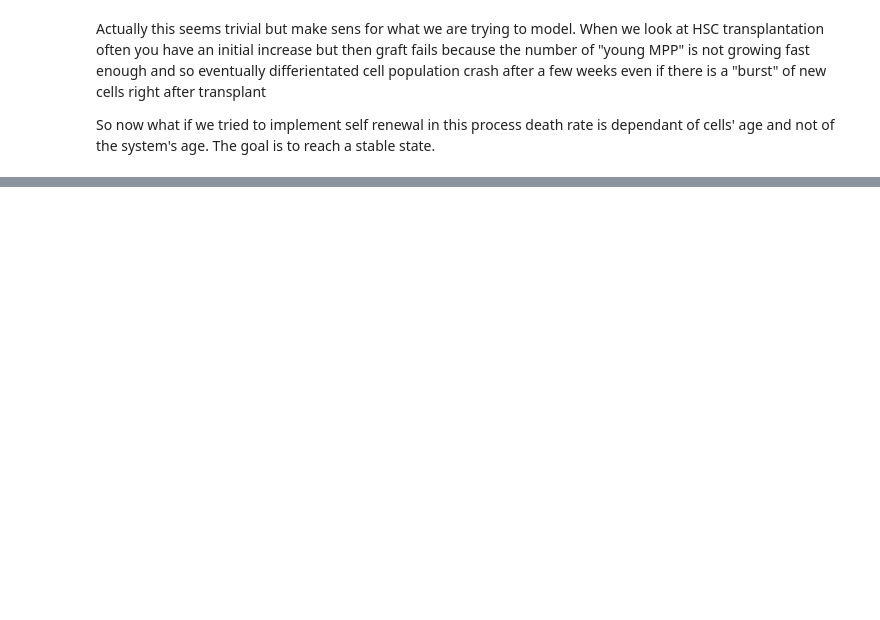
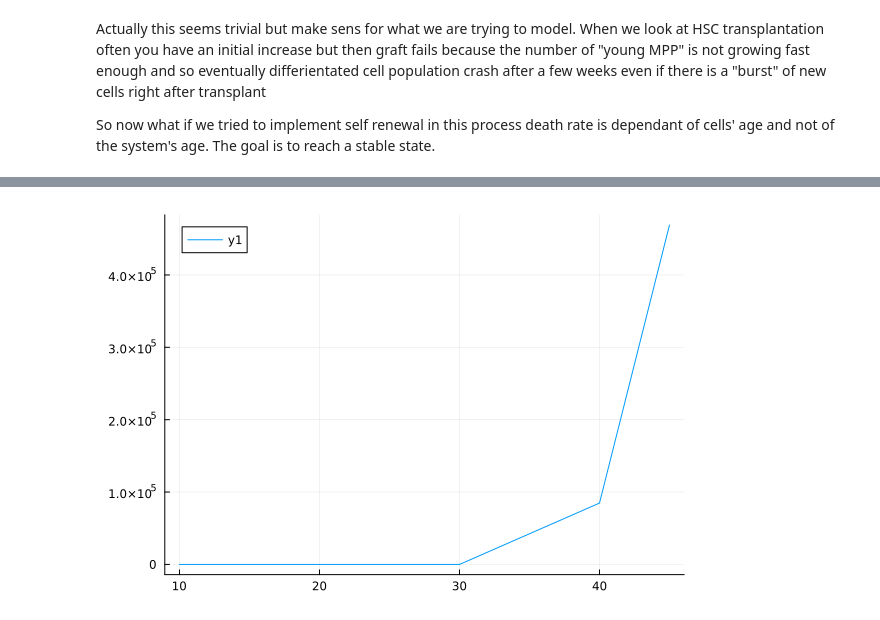
Before and after one commit to AmbreCPES/Stage, a Jupyter notebook: notebook.ipynb, the cells around one changed output, grey strips where cells are left out. Saved outputs shown, nothing was run; the diff lists cells and outputs as text; code cells hidden in the pictures; blank space fills up the shorter version.

```diff
--- a/notebook.ipynb
+++ b/notebook.ipynb
@@ -102,0 +357,12 @@ end
+# %%
+# the Run time given different number of step (commented lines of codes above) was assessed and we see that in the case of an almost exponential growth of the number of cells,
+
+time = [2.19, 5.50, 3.67, 84800, 469000]
+step = [10, 20,30,40,45]
+nbr_tot_max_cells = [32, 2064 + 452, 15013081237 + 3528616, 34463517 + 9299582]
+plot(step, time)
+
+#runtime becomes a problem when we reach tens of millions of cells, it seems that it will be possible to model around 10 millions of cells
+#runtime must be monitored closely each time we had new features
+# %% [output]
+[figure, added]
```
Also changed, not shown: parts of 21 cells of this notebook.
